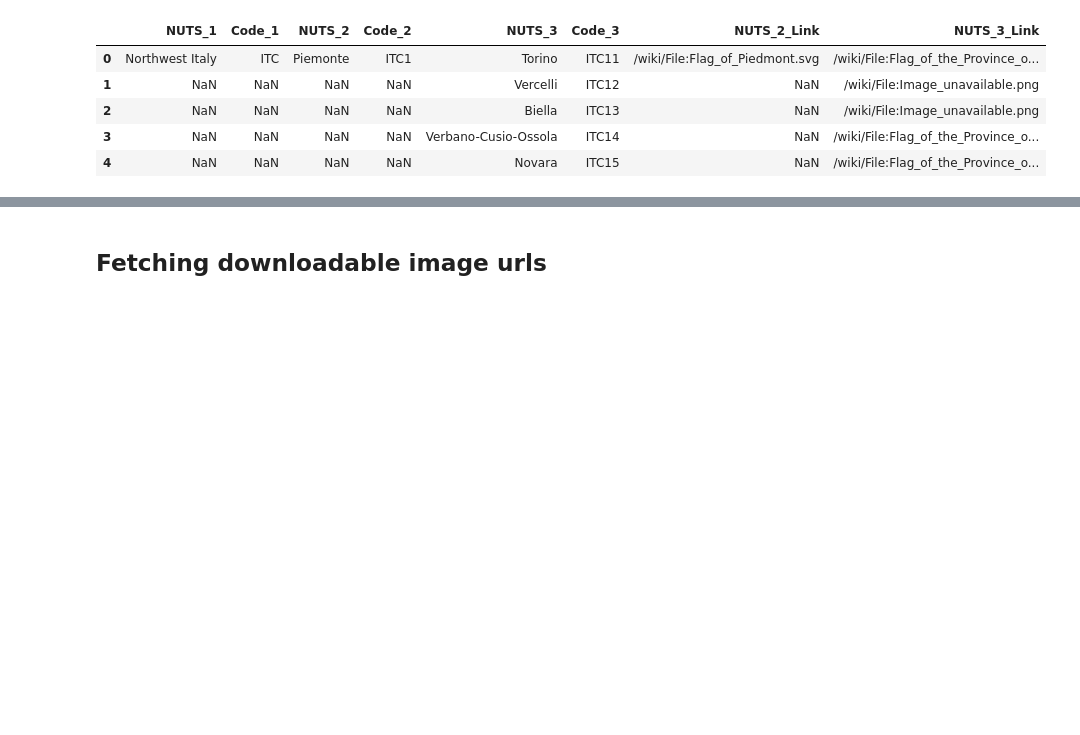
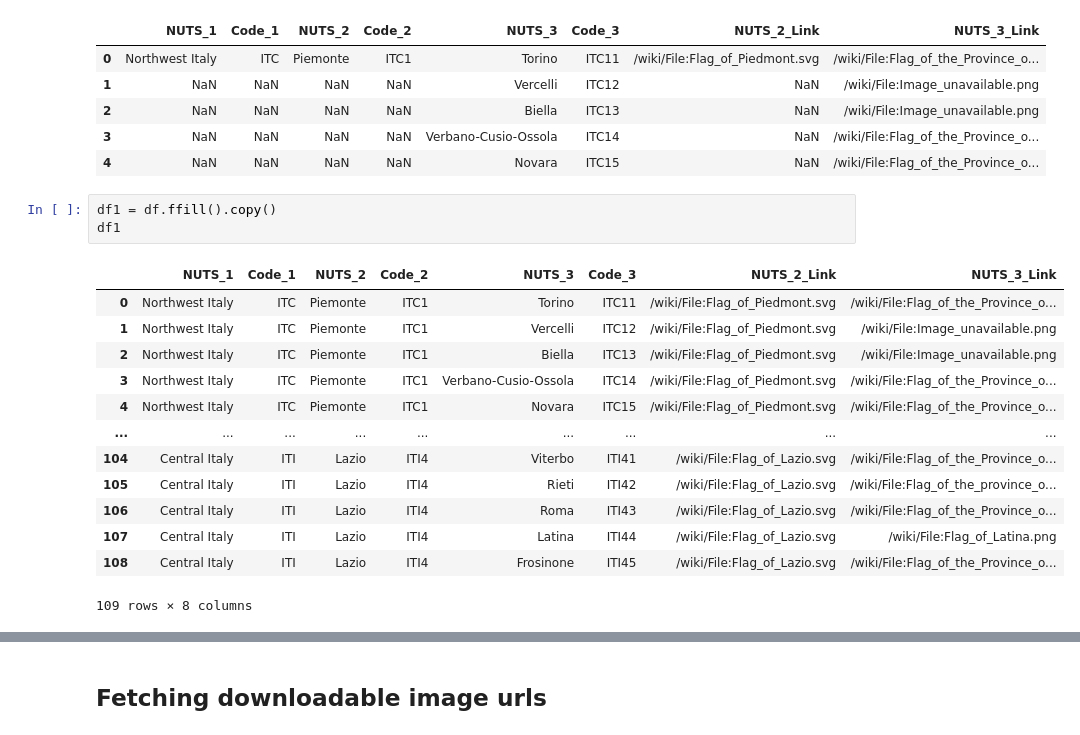
Before and after one commit to OmdenaAI/milan-italy-impact-covid-crimes, a Jupyter notebook: src/tasks/task-1-data-collection/NUTS_Italy_Wiki_Scrapping.ipynb, the cells around one changed output, grey strips where cells are left out. Saved outputs shown, nothing was run; the diff lists cells and outputs as text; blank space fills up the shorter version.

```diff
--- a/src/tasks/task-1-data-collection/NUTS_Italy_Wiki_Scrapping.ipynb
+++ b/src/tasks/task-1-data-collection/NUTS_Italy_Wiki_Scrapping.ipynb
@@ -67,6 +67,23 @@ df.head(5)
 | 2 | NaN | NaN | NaN | NaN | Biella | ITC13 | NaN | /wiki/File:Image_unavailable.png |
 | 3 | NaN | NaN | NaN | NaN | Verbano-Cusio-Ossola | ITC14 | NaN | /wiki/File:Flag_of_the_Province_o... |
 | 4 | NaN | NaN | NaN | NaN | Novara | ITC15 | NaN | /wiki/File:Flag_of_the_Province_o... |
+# %%
+df1 = df.ffill().copy()
+df1
+# %% [output]
+|  | NUTS_1 | Code_1 | NUTS_2 | Code_2 | NUTS_3 | Code_3 | NUTS_2_Link | NUTS_3_Link |
+| 0 | Northwest Italy | ITC | Piemonte | ITC1 | Torino | ITC11 | /wiki/File:Flag_of_Piedmont.svg | /wiki/File:Flag_of_the_Province_o... |
+| 1 | Northwest Italy | ITC | Piemonte | ITC1 | Vercelli | ITC12 | /wiki/File:Flag_of_Piedmont.svg | /wiki/File:Image_unavailable.png |
+| 2 | Northwest Italy | ITC | Piemonte | ITC1 | Biella | ITC13 | /wiki/File:Flag_of_Piedmont.svg | /wiki/File:Image_unavailable.png |
+| 3 | Northwest Italy | ITC | Piemonte | ITC1 | Verbano-Cusio-Ossola | ITC14 | /wiki/File:Flag_of_Piedmont.svg | /wiki/File:Flag_of_the_Province_o... |
+| 4 | Northwest Italy | ITC | Piemonte | ITC1 | Novara | ITC15 | /wiki/File:Flag_of_Piedmont.svg | /wiki/File:Flag_of_the_Province_o... |
+| ... | ... | ... | ... | ... | ... | ... | ... | ... |
+| 104 | Central Italy | ITI | Lazio | ITI4 | Viterbo | ITI41 | /wiki/File:Flag_of_Lazio.svg | /wiki/File:Flag_of_the_Province_o... |
+| 105 | Central Italy | ITI | Lazio | ITI4 | Rieti | ITI42 | /wiki/File:Flag_of_Lazio.svg | /wiki/File:Flag_of_the_province_o... |
+| 106 | Central Italy | ITI | Lazio | ITI4 | Roma | ITI43 | /wiki/File:Flag_of_Lazio.svg | /wiki/File:Flag_of_the_Province_o... |
+| 107 | Central Italy | ITI | Lazio | ITI4 | Latina | ITI44 | /wiki/File:Flag_of_Lazio.svg | /wiki/File:Flag_of_Latina.png |
+| 108 | Central Italy | ITI | Lazio | ITI4 | Frosinone | ITI45 | /wiki/File:Flag_of_Lazio.svg | /wiki/File:Flag_of_the_Province_o... |
+109 rows × 8 columns
 # %%
 df = df.ffill().copy()
 
```
Also changed, not shown: parts of 6 cells of this notebook, 12 other files.
